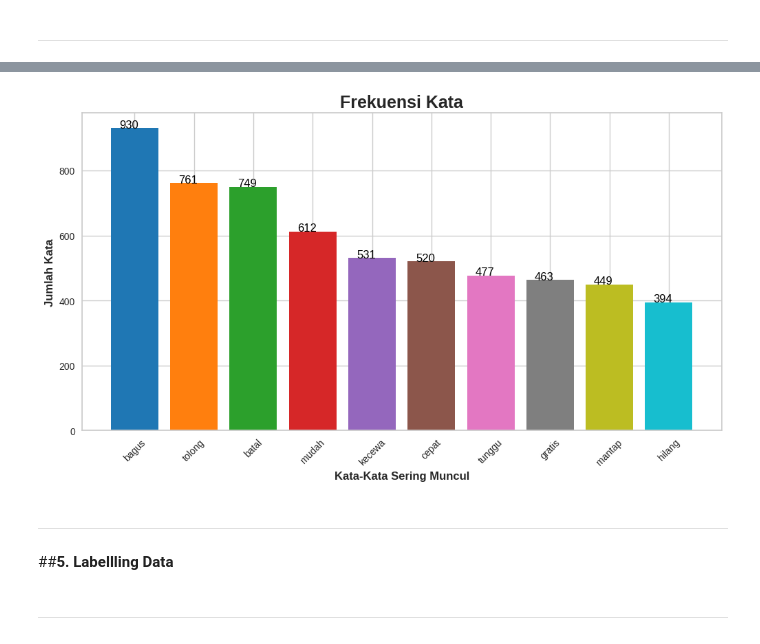
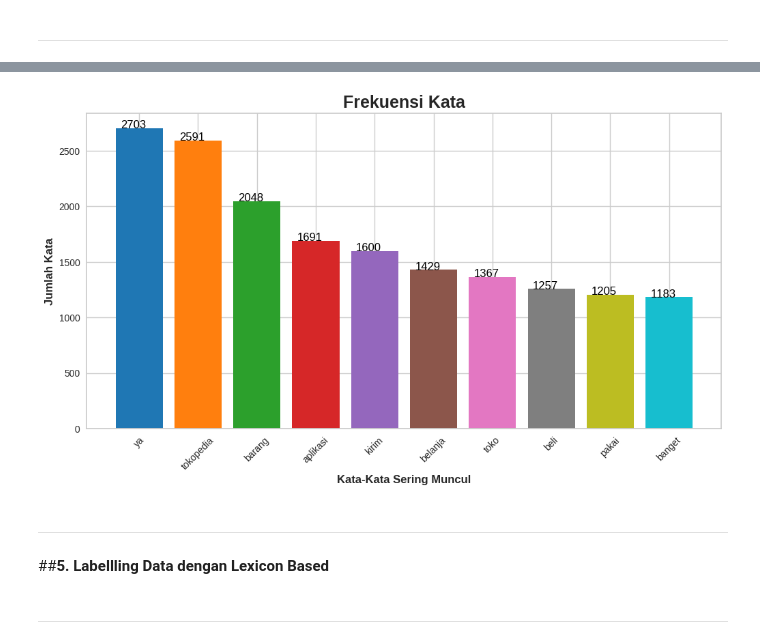
Before and after one commit to rahayunr16/Submission-Belajar-Pengembangan-Machine-Learning-1, a Jupyter notebook: Proyek_Analisis_Sentimen_Rahayu.ipynb, the cells around one changed output, grey strips where cells are left out. Cells and saved outputs as stored; diff of their text form; code cells hidden in the pictures.

```diff
--- a/Proyek_Analisis_Sentimen_Rahayu.ipynb
+++ b/Proyek_Analisis_Sentimen_Rahayu.ipynb
@@ -624,32 +627,0 @@ df['Review_stopword removal2'] = df['Review_stemming'].apply(remove_stopwords_fr
-# %%
-df['Review_stopword removal2'] = df['Review_stopword removal2'].fillna('')
-
-text = ' '.join(df['Review_stopword removal2'].astype(str).tolist())
-
-stopwords = set(nltk.corpus.stopwords.words('indonesian'))
-
-custom_stopwords = {'tokopedia', 'tokped', 'toped', 'apk', 'aplikasi', 'app','pakai', 'beli', 'barang', 'pesan',
-                    'jual', 'order', 'produk', 'fitur', 'akun', 'update','seller', 'kurir', 'layanan', 'transaksi',
-                    'sistem', 'cs', 'pengiriman', 'toko', 'fitur','aja', 'nih', 'deh', 'dong', 'yah', 'lho', 'kayak',
-                    'banget', 'sih', 'dong','moga', 'gue', 'gua','ongkir', 'promo', 'diskon', 'paket', 'fitur',
-                    'voucher', 'produk', 'order', 'proses','update', 'login', 'status', 'otomatis', 'sistem', 'akun',
-                    'daftar', 'tambah', 'kode','jne', 'shopee', 'gopay', 'ekspedisi', 'care', 'admin', 'email', 'akun',
-                    'paylater', 'saldo','a', 'nya', 'aja', 'kali', 'pas', 'doang', 'min', 'buka', 'kasih', 'biar', 'loh',
-                    'gitu', 'udah', 'mohon', 'menu', 'chat', 'langsung', 'alamat','sih', 'nih', 'dong','kayak', 'deh',
-                    'tuh', 'lagi', 'aja', 'lah','kirim','belanja','yang', 'dan', 'untuk', 'dari', 'dengan', 'ini', 'itu',
-                    'di', 'ke', 'pada', 'juga', 'ada', 'tidak', 'kalo', 'aja', 'sih', 'nya', 'mah', 'tapi', 'udah', 'nih',
-                    'kan', 'kita', 'dia', 'mereka', 'ya', 'saya', 'aku', 'gue', 'ku', 'mu', 'gw', 'si', 'hp', 'bisa', 'saja',
-                    'lah', 'sampai', 'yg', 'dgn', 'dr', 'utk', 'jd', 'lg', 'trs', 'nih', 'mau', 'eh', 'ah', 'oh', 'gimana',
-                    'terima', 'kasih','belah','kemarin','layan','respon','pilih','lazada','cod','estimasi','download','bilang',
-                    'bayar','orang','online','muncul','bantu','cari','langgan','dana','minggu','keranjang','uang','harga'
-}
-stopwords.update(custom_stopwords)
-
-wc = WordCloud(stopwords=stopwords, background_color='white', width=1600, height=800)
-wc.generate(text)
-
-plt.figure(figsize=(16, 8))
-plt.imshow(wc, interpolation='bilinear')
-plt.axis('off')
-plt.title('WordCloud Review tanpa Stopwords', fontsize=20)
-plt.show()
@@ -658,34 +644,34 @@ plt.show()
 # %%
-text = " ".join(df['Review_stopword removal2'])
+text = " ".join(df['Stemming_Review'].astype(str).fillna(''))
 
 tokens = text.split()
 word_counts = Counter(tokens)
 
 top_words = word_counts.most_common(10)
 
 word, count = zip(*top_words)
 
 colors = plt.cm.tab10(range(len(word)))
 
 plt.figure(figsize=(12, 6))
 bars = plt.bar(word, count, color=colors)
 plt.xlabel("Kata-Kata Sering Muncul", fontsize=12, fontweight='bold')
 plt.ylabel("Jumlah Kata", fontsize=12, fontweight='bold')
 plt.title("Frekuensi Kata", fontsize=18, fontweight='bold')
 plt.xticks(rotation=45)
 
 for bar, num in zip(bars, count):
     plt.text(bar.get_x() + bar.get_width() / 2 - 0.1, num + 1, str(num), fontsize=12, color='black', ha='center')
 
 plt.show()
 # %% [output]
-[figure, old version]
+[figure, new version]
 # %% [markdown]
 
 
 ---
 # %% [markdown]
-##**5. Labellling Data**
+##**5. Labellling Data dengan Lexicon Based**
 # %% [markdown]
 
 
```
Also changed, not shown: parts of 56 cells of this notebook.
